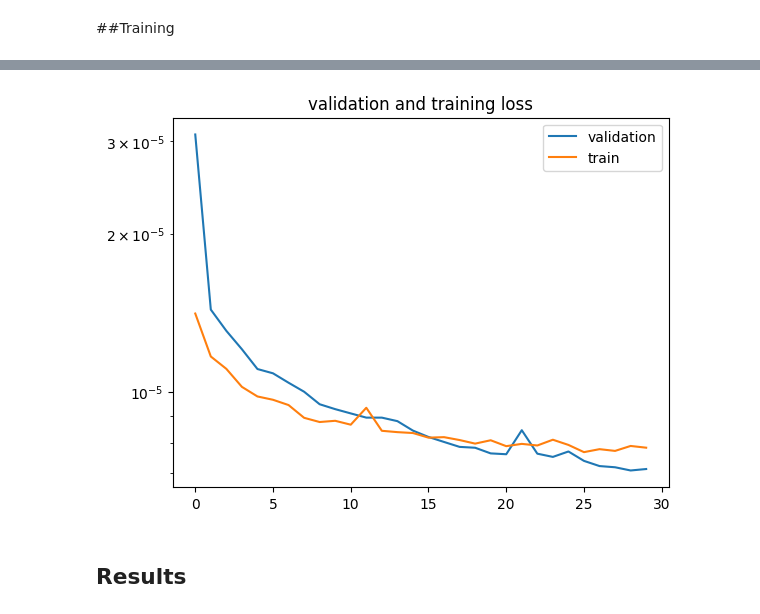
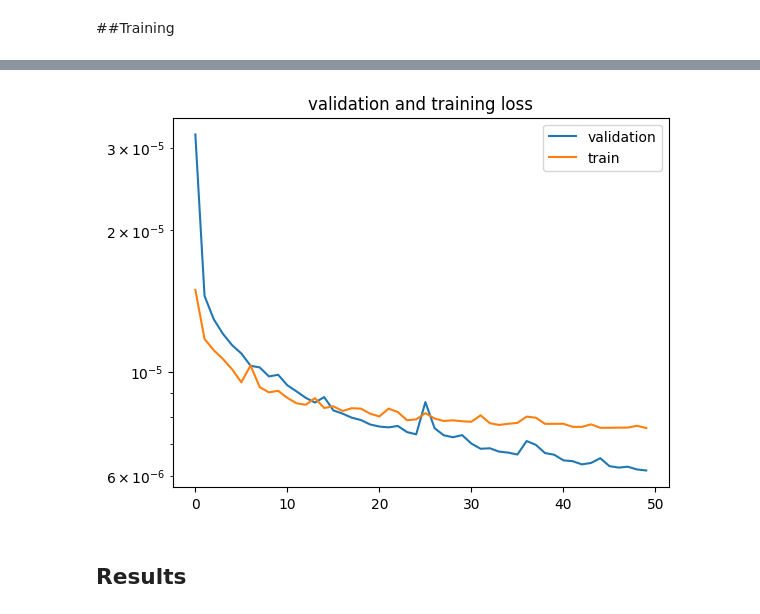
Before and after one commit to HugoRbrt/Denoising, a Jupyter notebook: method_spectro/method_spectro.ipynb, the cells around one changed output, grey strips where cells are left out. Cells and saved outputs as stored; diff of their text form; code cells hidden in the pictures.

Commit message:
50 epochs spectro

```diff
--- a/method_spectro/method_spectro.ipynb
+++ b/method_spectro/method_spectro.ipynb
@@ -366,7 +357,7 @@ criterion = nn.MSELoss()  # Example for a regression task like denoising
 val_loss_history, train_loss_history = [], []
 # Select an optimizer
 optimizer = optim.Adam(model.parameters(), lr=0.001)
-epochs = 30  # Number of epochs
+epochs = 50  # Number of epochs
 best_val_loss = float('inf')  # Initialize best validation loss as infinity
 start_time=time.time()
 for epoch in range(epochs):
@@ -406,4 +397,4 @@ Epoch 30/30 - time: 1099.3513894081116- Training Loss: 0.00000782, Validation Lo
-[figure, old version]
+[figure, new version]
 # %% [markdown]
 ## Results
 # %% [markdown]
```
Also changed, not shown: parts of 8 cells of this notebook, 1 other file.
